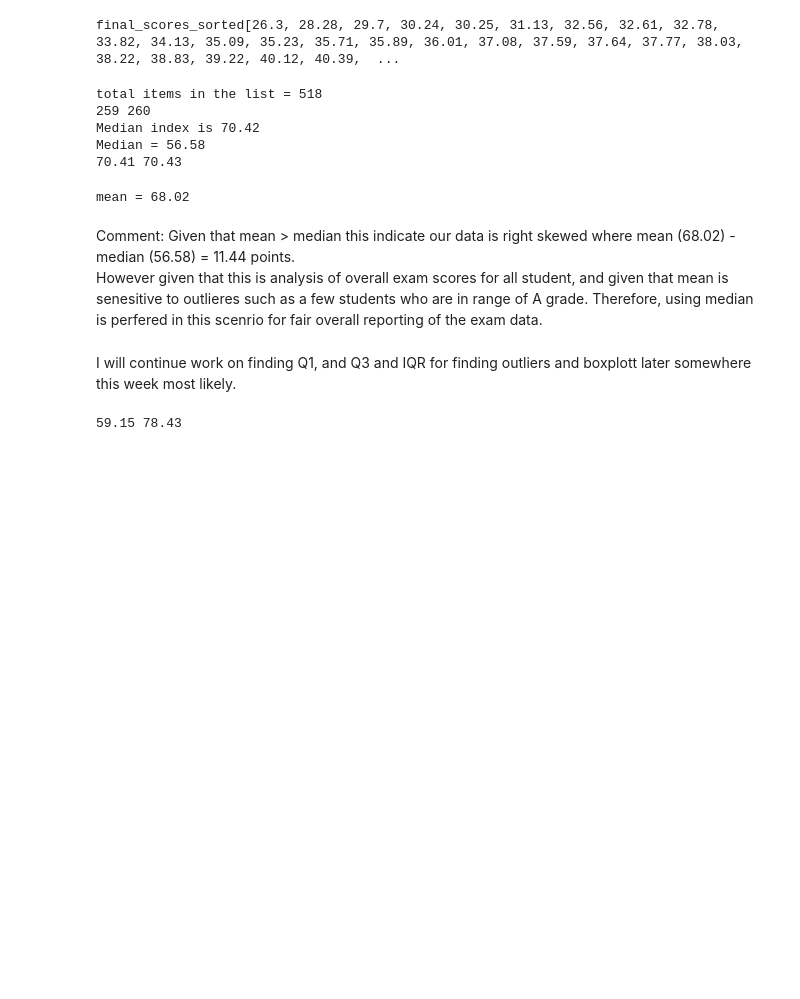
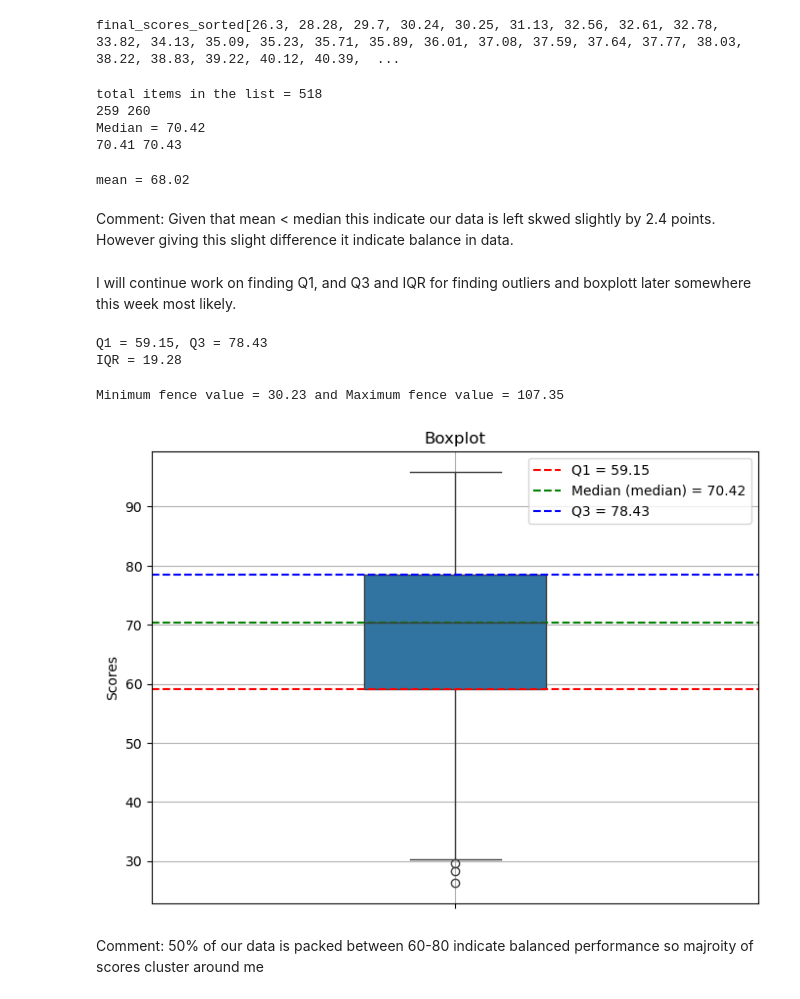
Before and after one commit to tornerosie/Eksamensanalyse, a Jupyter notebook: Dataanalyse.ipynb, the cells around one changed output. Saved outputs shown, nothing was run; the diff lists cells and outputs as text; code cells hidden in the pictures; blank space fills up the shorter version.

Commit message:
corrected error with median and plotted boxplot with finding reported

```diff
--- a/Dataanalyse.ipynb
+++ b/Dataanalyse.ipynb
@@ -132,17 +134,18 @@ N2_indx = int(total_items/2 + 1)
 print(N1_indx, N2_indx)
 
 # calculate our median index
-avg_of_N1_and_N2 = (total_scores_sorted[N1_indx] + total_scores_sorted[N2_indx]) / 2
-print(f"Median index is {avg_of_N1_and_N2}")
+median = round((total_scores_sorted[N1_indx] + total_scores_sorted[N2_indx]) / 2, 2)
+print(f"Median = {median}")
 
-# get the median
-print(f"Median = {total_scores_sorted[105]}")
+
 print(total_scores_sorted[N1_indx], total_scores_sorted[N2_indx])
+
+# or we could simply use np.median.
+# np.median(total_scores_sorted)
 # %% [output]
 total items in the list = 518
 259 260
-Median index is 70.42
-Median = 56.58
+Median = 70.42
 70.41 70.43
 # %%
 # calcaulting the mean (avg) and round it to 2 decimal digits.
@@ -151,16 +154,47 @@ print(f"mean = {mean}")
 # %% [output]
 mean = 68.02
 # %% [markdown]
-Comment: Given that mean > median this indicate our data is right skewed
-where mean (68.02) - median (56.58) = 11.44 points.
-However  given that this is analysis of overall  exam scores for all student, and given that mean is senesitive to outlieres such as a few students who are in range of A grade.
-Therefore, using median is perfered in this scenrio for fair overall reporting of the exam data.
+Comment: Given that mean < median this indicate our data is left skwed slightly by 2.4 points.
+However giving this slight difference it indicate balance in data.
 # %% [markdown]
 I will continue work on finding Q1, and Q3 and IQR for finding outliers and boxplott later somewhere this week most likely.
 # %%
 # finding Q1 and Q3 to boxplot
 Q1 = round(np.percentile(total_scores_sorted,25), 2)
 Q3 = round(np.percentile(total_scores_sorted, 75), 2)
-print(Q1, Q3)
+print(f"Q1 = {Q1}, Q3 = {Q3}")
+
+# calculate interquartile range IQR
+IQR = round(Q3 - Q1, 2)
+print(f"IQR = {IQR}")
 # %% [output]
-59.15 78.43
+Q1 = 59.15, Q3 = 78.43
+IQR = 19.28
+# %%
+# after finding Q1, Q3 and IQR
+# time to calculate upper fence (max value) and lower fence ( min value)
+lower_fence = round(Q1 - (1.5 * IQR), 2)
+upper_fence = round(Q3 + (1.5 * IQR), 2)
+print(f"Minimum fence value = {lower_fence} and Maximum fence value = {upper_fence}")
+# %% [output]
+Minimum fence value = 30.23 and Maximum fence value = 107.35
+# %%
+# Creating boxplot
+plt.figure(figsize=(8,6))
+sns.boxplot(total_scores_sorted, width = 0.3, orient="v")
+plt.ylabel("Scores")
+plt.title("Boxplot")
+plt.grid(True)
+
+# Add annotation lines
+plt.axhline(Q1, color='red', linestyle='--', label=f'Q1 = {Q1}')
+plt.axhline(median, color='green', linestyle='--', label= f'Median (median) = {median}')
+plt.axhline(Q3, color='blue', linestyle='--', label=f'Q3 = {Q3}')
+
+# Print legend
+plt.legend()
+plt.show()
+# %% [output]
+[figure, added]
+# %% [markdown]
+Comment: 50% of our data is packed between 60-80 indicate balanced performance so majroity of scores cluster around me
```
Also changed, not shown: parts of 1 cell of this notebook.
